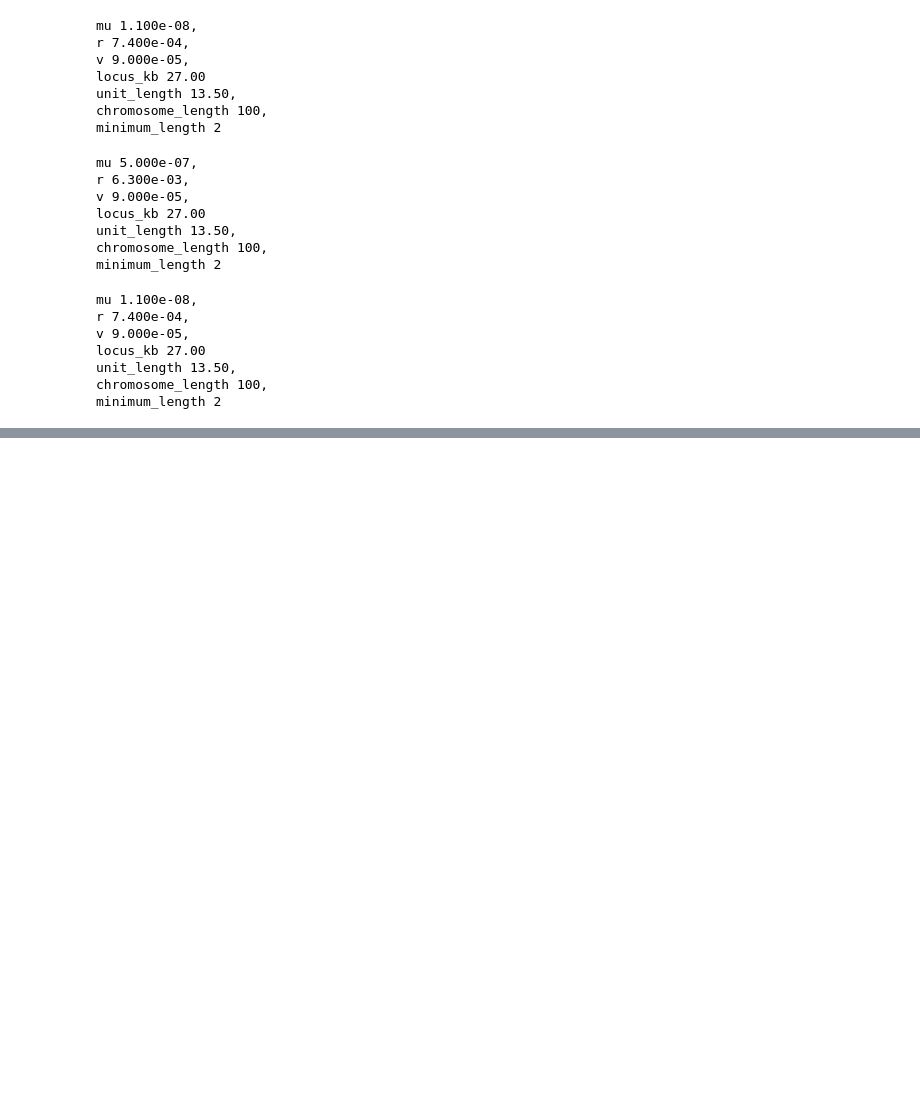
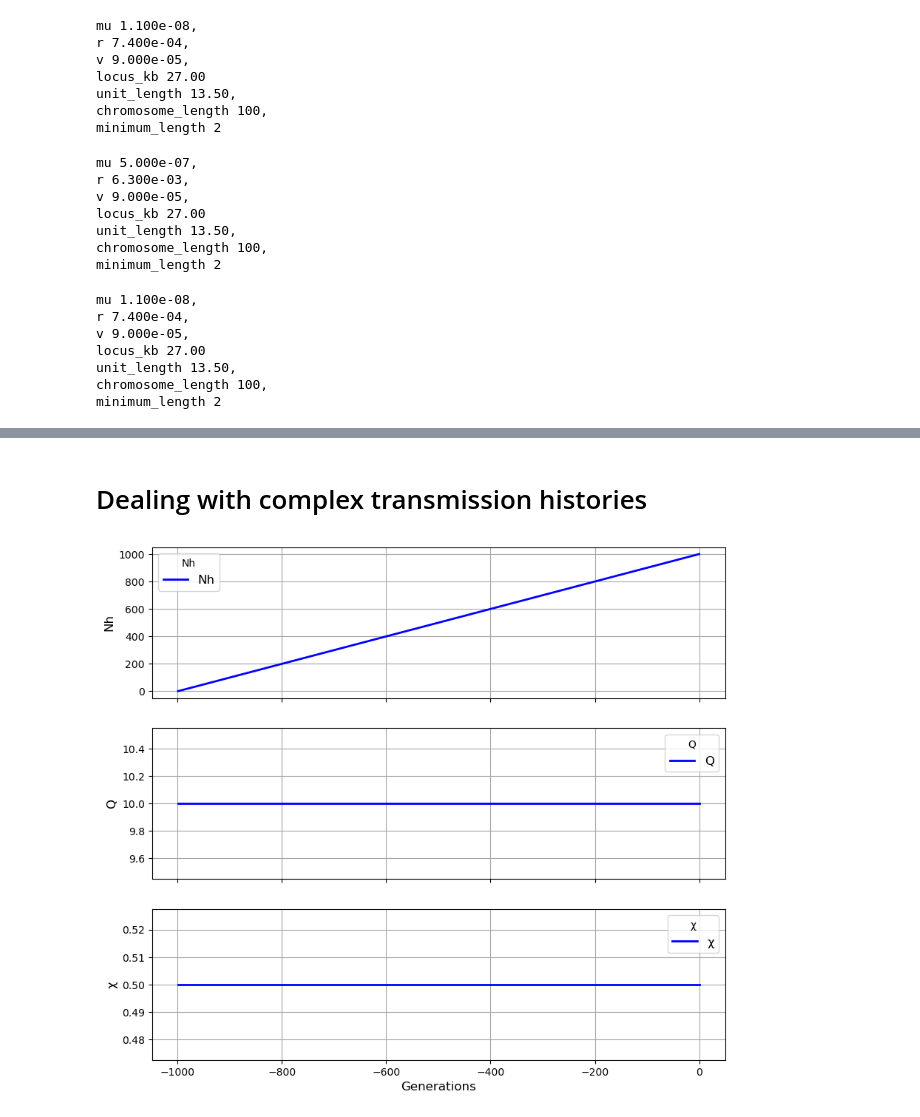
Before and after one commit to d-kwiat/gtg, a Jupyter notebook: create-population.ipynb, the cells around one changed output, grey strips where cells are left out. Saved outputs shown, nothing was run; the diff lists cells and outputs as text; code cells hidden in the pictures; blank space fills up the shorter version.

```diff
--- a/create-population.ipynb
+++ b/create-population.ipynb
@@ -235,0 +123,34 @@ for i in range(view_past_generations + 1):
+# %% [markdown]
+# Dealing with complex transmission histories
+# %%
+# For more complex transmission histories we can create an array
+# .. of transmission parameters where axis 0 represents forward time
+
+import numpy
+
+duration_of_simulation = 1000
+my_history = numpy.ones((duration_of_simulation, 4))
+
+N = 1
+Q = 10
+X = 0.5
+M = 0
+
+for t in range(duration_of_simulation):
+
+    my_history[t, 0] = N
+    my_history[t, 1] = Q
+    my_history[t, 2] = X
+    my_history[t, 3] = M
+
+    N += 1
+
+# We create a population with this transmission history
+
+my_population = cs.Population(my_history)
+
+# We plot the transmission history
+
+my_population.plot_history()
+# %% [output]
+[figure, added]
```
Also changed, not shown: parts of 20 cells of this notebook, 1 other file.
